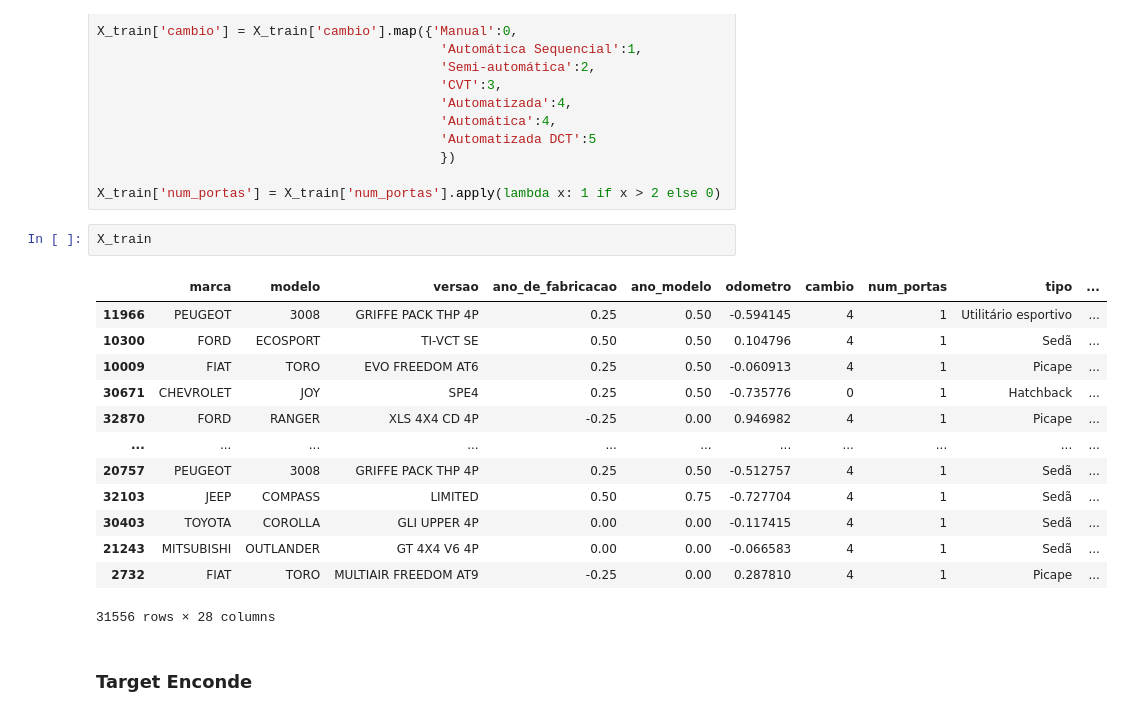
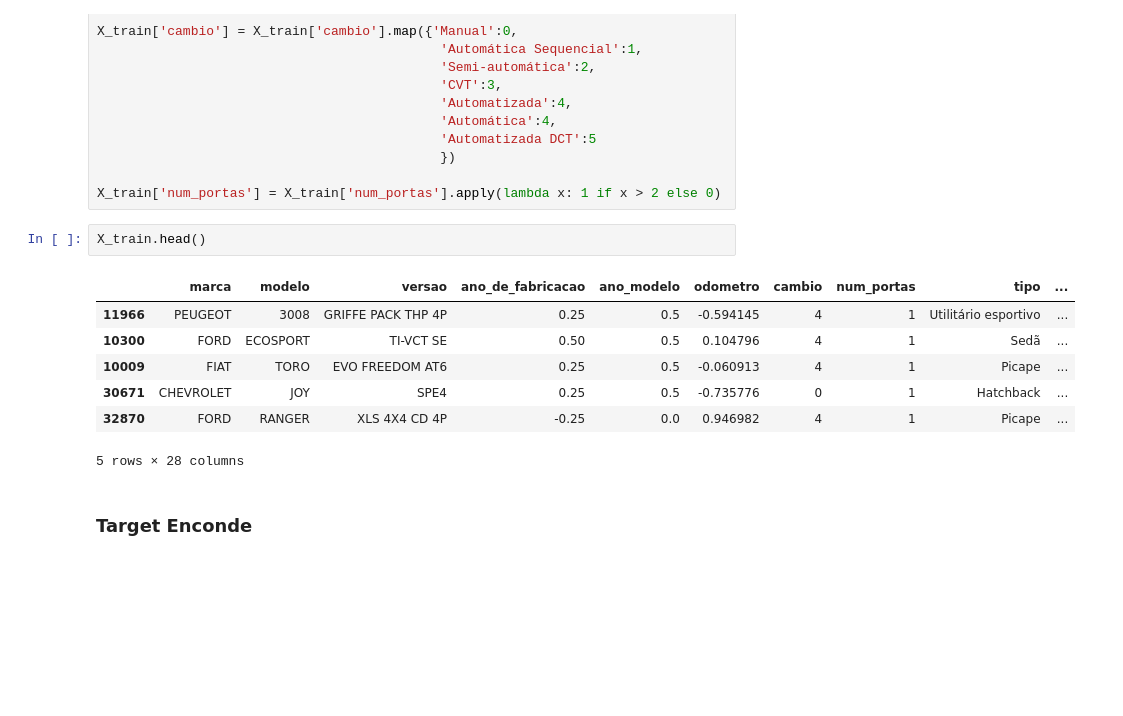
Before and after one commit to ArthurMesquita96/Mobility-Cars, a Jupyter notebook: Mobility_Cars.ipynb, the cells around one changed output. Drawn from its saved outputs; the diff is of its cells as text; blank space fills up the shorter version.

```diff
--- a/Mobility_Cars.ipynb
+++ b/Mobility_Cars.ipynb
@@ -1333,21 +1292,15 @@ X_train['cambio'] = X_train['cambio'].map({'Manual':0,
 
 X_train['num_portas'] = X_train['num_portas'].apply(lambda x: 1 if x > 2 else 0)
 # %%
-X_train
+X_train.head()
 # %% [output]
 |  | marca | modelo | versao | ano_de_fabricacao | ano_modelo | odometro | cambio | num_portas | tipo | ... |
-| 11966 | PEUGEOT | 3008 | GRIFFE PACK THP 4P | 0.25 | 0.50 | -0.594145 | 4 | 1 | Utilitário esportivo | ... |
-| 10300 | FORD | ECOSPORT | TI-VCT SE | 0.50 | 0.50 | 0.104796 | 4 | 1 | Sedã | ... |
-| 10009 | FIAT | TORO | EVO FREEDOM AT6 | 0.25 | 0.50 | -0.060913 | 4 | 1 | Picape | ... |
-| 30671 | CHEVROLET | JOY | SPE4 | 0.25 | 0.50 | -0.735776 | 0 | 1 | Hatchback | ... |
-| 32870 | FORD | RANGER | XLS 4X4 CD 4P | -0.25 | 0.00 | 0.946982 | 4 | 1 | Picape | ... |
-| ... | ... | ... | ... | ... | ... | ... | ... | ... | ... | ... |
-| 20757 | PEUGEOT | 3008 | GRIFFE PACK THP 4P | 0.25 | 0.50 | -0.512757 | 4 | 1 | Sedã | ... |
-| 32103 | JEEP | COMPASS | LIMITED | 0.50 | 0.75 | -0.727704 | 4 | 1 | Sedã | ... |
-| 30403 | TOYOTA | COROLLA | GLI UPPER 4P | 0.00 | 0.00 | -0.117415 | 4 | 1 | Sedã | ... |
-| 21243 | MITSUBISHI | OUTLANDER | GT 4X4 V6 4P | 0.00 | 0.00 | -0.066583 | 4 | 1 | Sedã | ... |
-| 2732 | FIAT | TORO | MULTIAIR FREEDOM AT9 | -0.25 | 0.00 | 0.287810 | 4 | 1 | Picape | ... |
+| 11966 | PEUGEOT | 3008 | GRIFFE PACK THP 4P | 0.25 | 0.5 | -0.594145 | 4 | 1 | Utilitário esportivo | ... |
+| 10300 | FORD | ECOSPORT | TI-VCT SE | 0.50 | 0.5 | 0.104796 | 4 | 1 | Sedã | ... |
+| 10009 | FIAT | TORO | EVO FREEDOM AT6 | 0.25 | 0.5 | -0.060913 | 4 | 1 | Picape | ... |
+| 30671 | CHEVROLET | JOY | SPE4 | 0.25 | 0.5 | -0.735776 | 0 | 1 | Hatchback | ... |
+| 32870 | FORD | RANGER | XLS 4X4 CD 4P | -0.25 | 0.0 | 0.946982 | 4 | 1 | Picape | ... |
-31556 rows × 28 columns
+5 rows × 28 columns
 # %% [markdown]
 ### Target Enconde
 # %%
```
Also changed, not shown: parts of 63 cells of this notebook, 20 other files.
